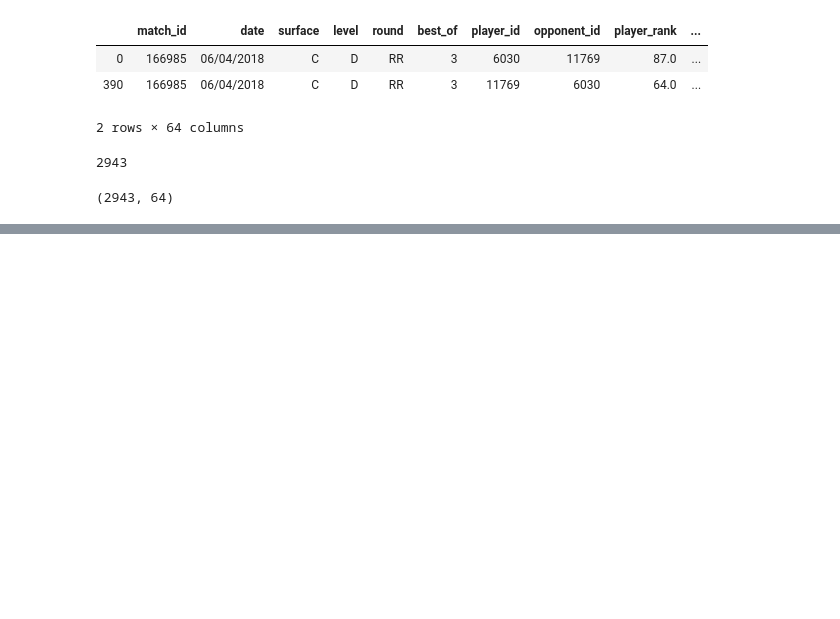
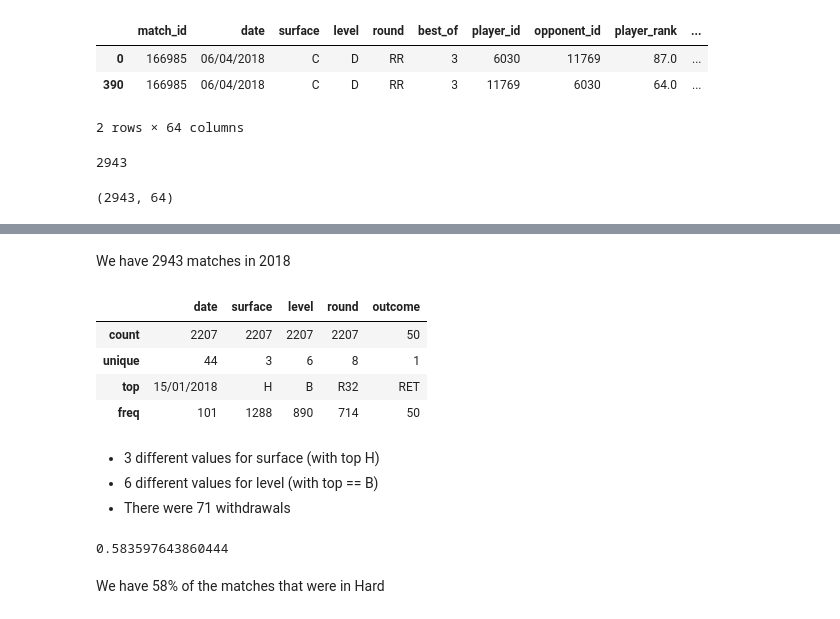
Before and after one commit to Thrynk/Tennis-prediction, a Jupyter notebook: Tennis.ipynb, the cells around one changed output, grey strips where cells are left out. Saved outputs shown, nothing was run; the diff lists cells and outputs as text; code cells hidden in the pictures; blank space fills up the shorter version.

```diff
--- a/Tennis.ipynb
+++ b/Tennis.ipynb
@@ -95,0 +213,20 @@ tennis_non_duplicates.shape
+# %% [markdown]
+We have 2943 matches in 2018
+# %%
+train_df.describe(include=['O'])
+# %% [output]
+|  | date | surface | level | round | outcome |
+| count | 2207 | 2207 | 2207 | 2207 | 50 |
+| unique | 44 | 3 | 6 | 8 | 1 |
+| top | 15/01/2018 | H | B | R32 | RET |
+| freq | 101 | 1288 | 890 | 714 | 50 |
+# %% [markdown]
+- 3 different values for surface (with top H)
+- 6 different values for level (with top == B)
+- There were 71 withdrawals
+# %%
+train_df[train_df['surface'] == 'H']['match_id'].count() / train_df['match_id'].count()
+# %% [output]
+0.583597643860444
+# %% [markdown]
+We have 58% of the matches that were in Hard
```
Also changed, not shown: parts of 21 cells of this notebook, 2 other files.
